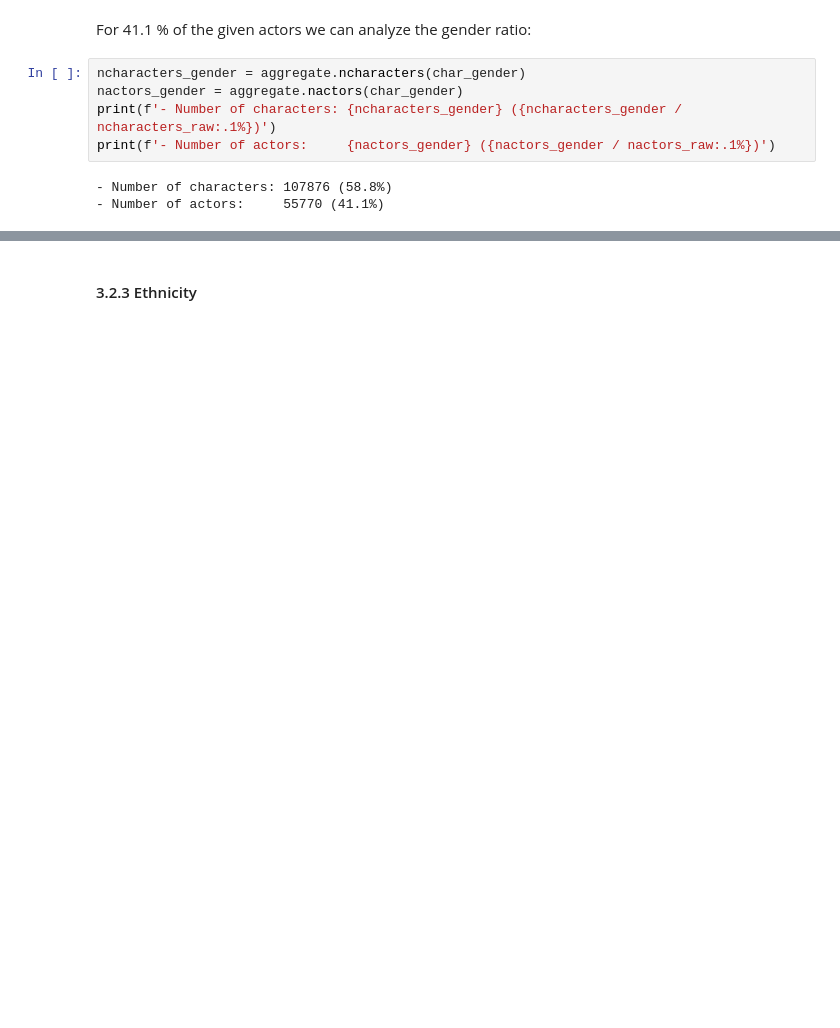
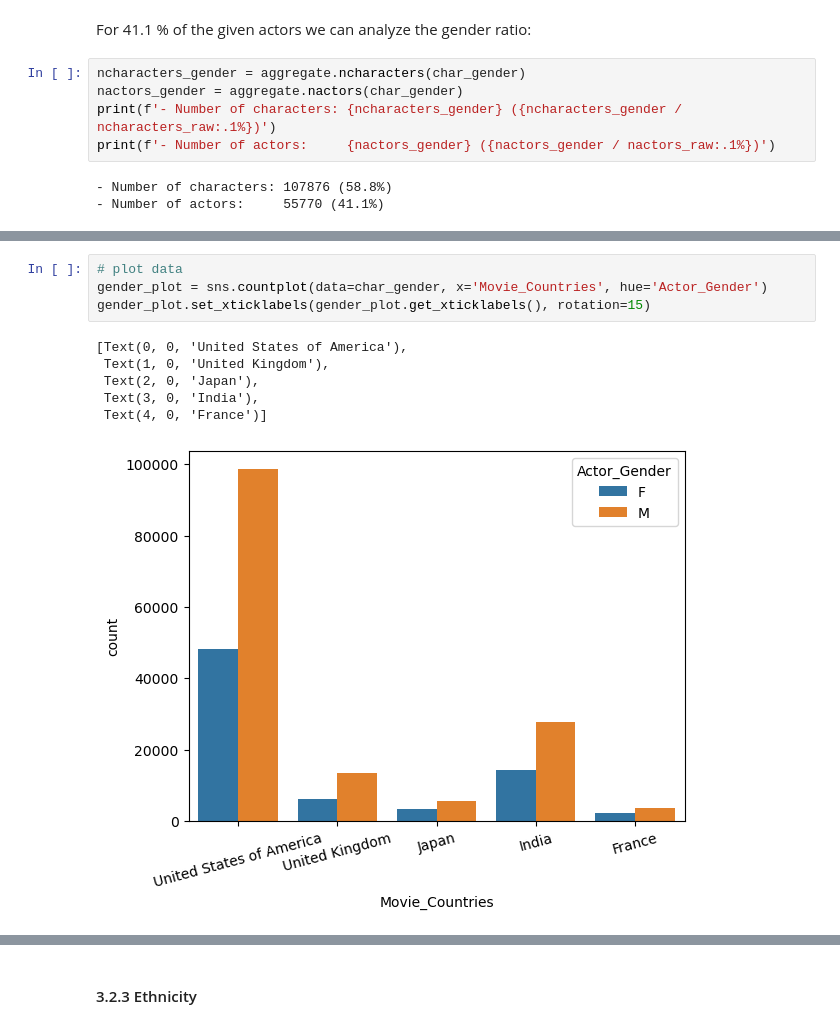
Before and after one commit to epfl-ada/ada-2022-project-robopros, a Jupyter notebook: notebooks/milestone2.ipynb, the cells around one changed output, grey strips where cells are left out. Saved outputs shown, nothing was run; the diff lists cells and outputs as text; blank space fills up the shorter version.

```diff
--- a/notebooks/milestone2.ipynb
+++ b/notebooks/milestone2.ipynb
@@ -490,0 +543,11 @@ print(f'- Number of actors:     {nactors_gender} ({nactors_gender / nactors_raw:
+# %%
+# plot data
+gender_plot = sns.countplot(data=char_gender, x='Movie_Countries', hue='Actor_Gender')
+gender_plot.set_xticklabels(gender_plot.get_xticklabels(), rotation=15)
+# %% [output]
+[Text(0, 0, 'United States of America'),
+ Text(1, 0, 'United Kingdom'),
+ Text(2, 0, 'Japan'),
+ Text(3, 0, 'India'),
+ Text(4, 0, 'France')]
+[figure, added]
```
Also changed, not shown: parts of 63 cells of this notebook.
